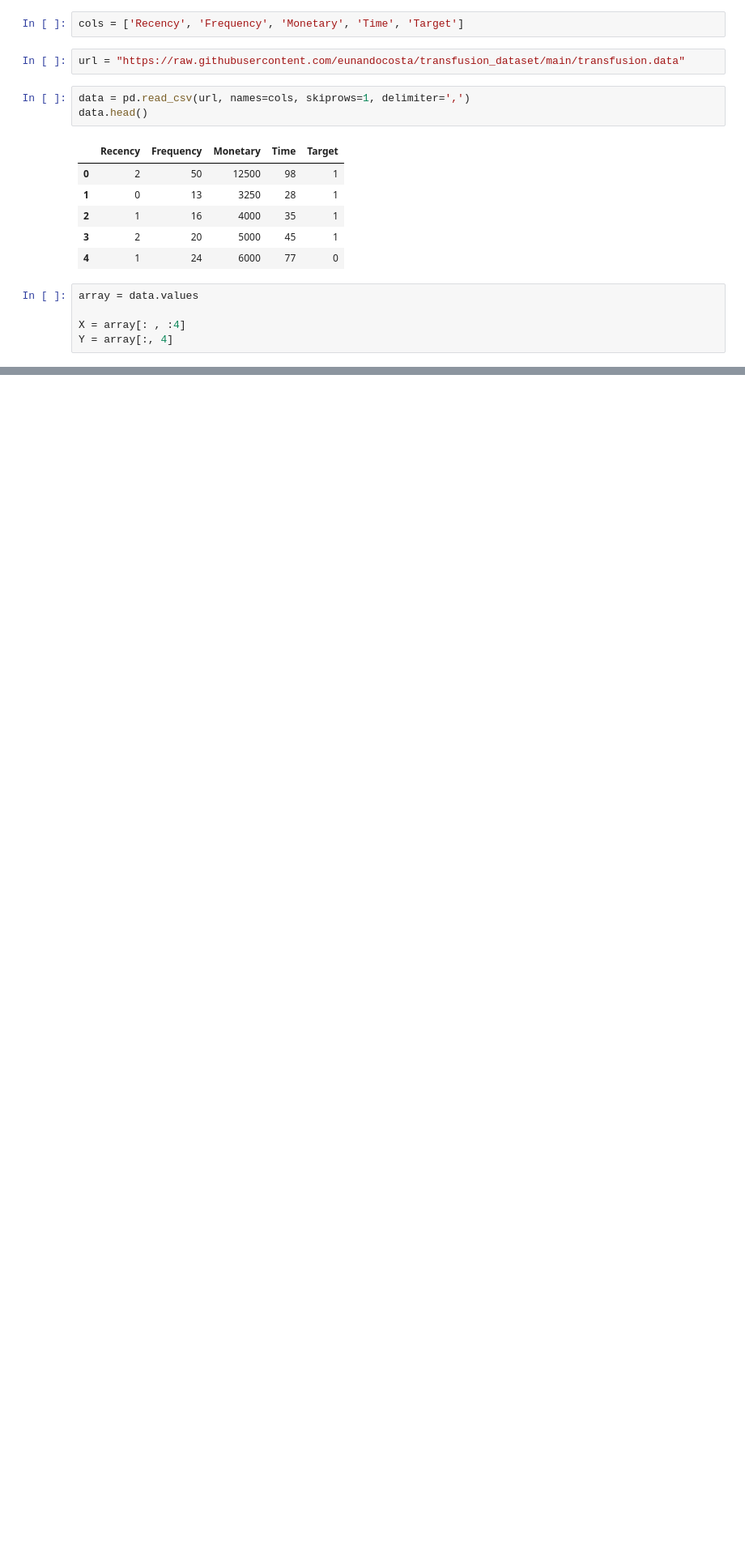
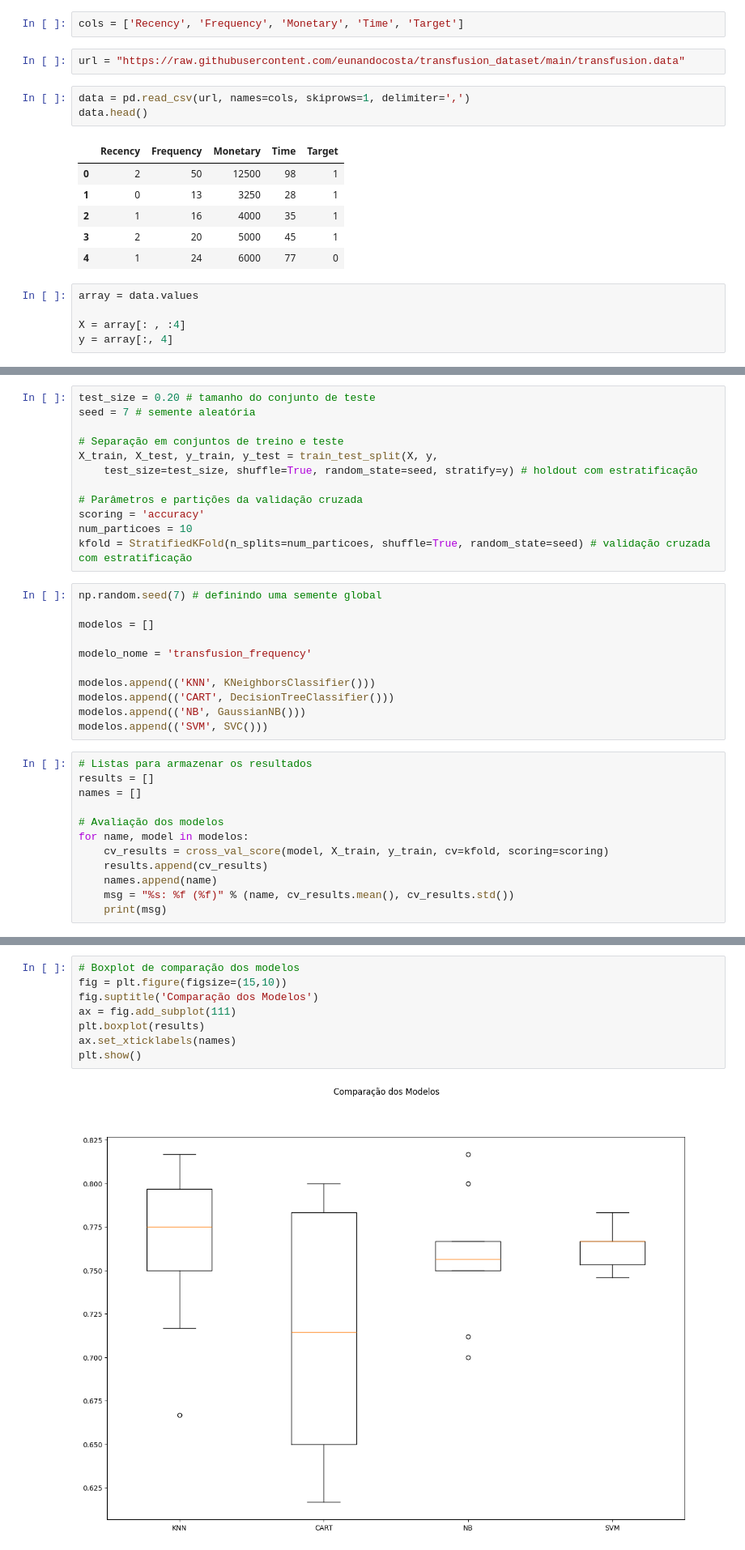
Before and after one commit to eunandocosta/backend_mvp_machine_learning_doacao_sangue, a Jupyter notebook: predict_model/donation_model.ipynb, the cells around one changed output, grey strips where cells are left out. Shown at 81% size. Drawn from its saved outputs; the diff is of its cells as text; blank space fills up the shorter version.

```diff
--- a/predict_model/donation_model.ipynb
+++ b/predict_model/donation_model.ipynb
@@ -21,4 +36,4 @@ data.head()
 array = data.values
 
 X = array[: , :4]
-Y = array[:, 4]
+y = array[:, 4]
@@ -37,0 +40,35 @@ LogisticRegression(solver='liblinear')
+# %%
+test_size = 0.20 # tamanho do conjunto de teste
+seed = 7 # semente aleatória
+
+# Separação em conjuntos de treino e teste
+X_train, X_test, y_train, y_test = train_test_split(X, y,
+    test_size=test_size, shuffle=True, random_state=seed, stratify=y) # holdout com estratificação
+
+# Parâmetros e partições da validação cruzada
+scoring = 'accuracy'
+num_particoes = 10
+kfold = StratifiedKFold(n_splits=num_particoes, shuffle=True, random_state=seed) # validação cruzada com estratificação
+# %%
+np.random.seed(7) # definindo uma semente global
+
+modelos = []
+
+modelo_nome = 'transfusion_frequency'
+
+modelos.append(('KNN', KNeighborsClassifier()))
+modelos.append(('CART', DecisionTreeClassifier()))
+modelos.append(('NB', GaussianNB()))
+modelos.append(('SVM', SVC()))
+# %%
+# Listas para armazenar os resultados
+results = []
+names = []
+
+# Avaliação dos modelos
+for name, model in modelos:
+    cv_results = cross_val_score(model, X_train, y_train, cv=kfold, scoring=scoring)
+    results.append(cv_results)
+    names.append(name)
+    msg = "%s: %f (%f)" % (name, cv_results.mean(), cv_results.std())
+    print(msg)
@@ -37,0 +80,10 @@ LogisticRegression(solver='liblinear')
+# %%
+# Boxplot de comparação dos modelos
+fig = plt.figure(figsize=(15,10))
+fig.suptitle('Comparação dos Modelos')
+ax = fig.add_subplot(111)
+plt.boxplot(results)
+ax.set_xticklabels(names)
+plt.show()
+# %% [output]
+[figure, added]
```
Also changed, not shown: parts of 16 cells of this notebook, 9 other files.
